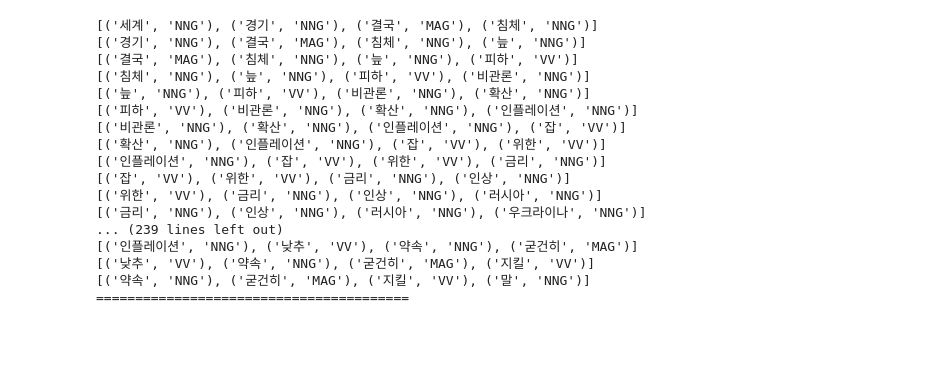
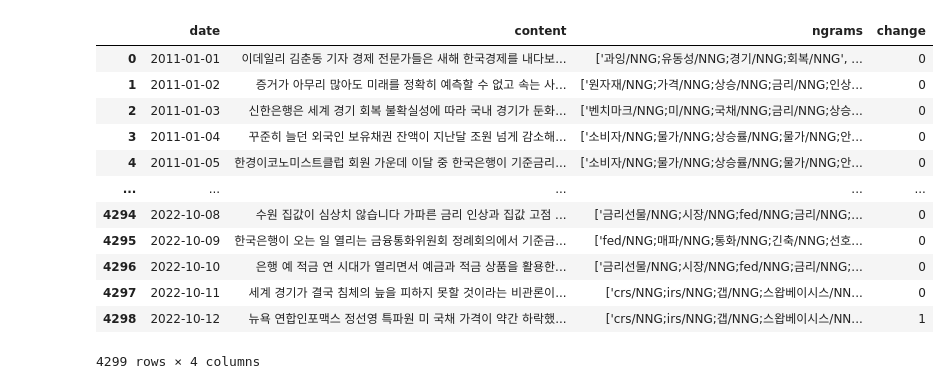
Before and after one commit to sesac-finance/BOK_TEAM_5, a Jupyter notebook: 02_Src/n_gram.ipynb, the cells around one changed output. Cells and saved outputs as stored; diff of their text form; code cells hidden in the pictures; blank space fills up the shorter version.

Commit message:
merge labeling

```diff
--- a/02_Src/n_gram.ipynb
+++ b/02_Src/n_gram.ipynb
@@ -4,2 +51,2 @@ from ekonlpy.tag import Mecab
 # %%
-df = pd.read_csv('./hankyung_금리_전처리.csv',encoding='')
+df = pd.read_csv('./news_ngrams.csv',encoding='cp949')
@@ -15,2 +52,0 @@ def token_ngram(text):
-# %%
-df['ngrams']= df['content'].apply(lambda x: token_ngram(x))
@@ -19,2 +53,2 @@ df.to_csv('./hankyung_금리_ngram.csv',encoding='utf-8-sig')
 # %%
-df1 = pd.read_csv('./infomax_금리2_전처리.csv')
+df_rate = pd.read_csv('rate_labeling.csv')
@@ -74,23 +55,18 @@ results
-# %%
-data = []
-for i in range(0,len(results)-4):
-    print(results[i:i+4])
-print('='*40)
-# %% [output]
-[('세계', 'NNG'), ('경기', 'NNG'), ('결국', 'MAG'), ('침체', 'NNG')]
-[('경기', 'NNG'), ('결국', 'MAG'), ('침체', 'NNG'), ('늪', 'NNG')]
-[('결국', 'MAG'), ('침체', 'NNG'), ('늪', 'NNG'), ('피하', 'VV')]
-[('침체', 'NNG'), ('늪', 'NNG'), ('피하', 'VV'), ('비관론', 'NNG')]
-[('늪', 'NNG'), ('피하', 'VV'), ('비관론', 'NNG'), ('확산', 'NNG')]
-[('피하', 'VV'), ('비관론', 'NNG'), ('확산', 'NNG'), ('인플레이션', 'NNG')]
-[('비관론', 'NNG'), ('확산', 'NNG'), ('인플레이션', 'NNG'), ('잡', 'VV')]
-[('확산', 'NNG'), ('인플레이션', 'NNG'), ('잡', 'VV'), ('위한', 'VV')]
-[('인플레이션', 'NNG'), ('잡', 'VV'), ('위한', 'VV'), ('금리', 'NNG')]
-[('잡', 'VV'), ('위한', 'VV'), ('금리', 'NNG'), ('인상', 'NNG')]
-[('위한', 'VV'), ('금리', 'NNG'), ('인상', 'NNG'), ('러시아', 'NNG')]
-[('금리', 'NNG'), ('인상', 'NNG'), ('러시아', 'NNG'), ('우크라이나', 'NNG')]
-... (239 lines left out)
-[('인플레이션', 'NNG'), ('낮추', 'VV'), ('약속', 'NNG'), ('굳건히', 'MAG')]
-[('낮추', 'VV'), ('약속', 'NNG'), ('굳건히', 'MAG'), ('지킬', 'VV')]
-[('약속', 'NNG'), ('굳건히', 'MAG'), ('지킬', 'VV'), ('말', 'NNG')]
-========================================
+# %%
+new_df = pd.merge(df,df_rate,how='left')
+# %%
+new_df.loc[:,['date','content','ngrams','change']]
+# %% [output]
+|  | date | content | ngrams | change |
+| 0 | 2011-01-01 | 이데일리 김춘동 기자 경제 전문가들은 새해 한국경제를 내다보... | ['과잉/NNG;유동성/NNG;경기/NNG;회복/NNG', ... | 0 |
+| 1 | 2011-01-02 | 증거가 아무리 많아도 미래를 정확히 예측할 수 없고 속는 사... | ['원자재/NNG;가격/NNG;상승/NNG;금리/NNG;인상... | 0 |
+| 2 | 2011-01-03 | 신한은행은 세계 경기 회복 불확실성에 따라 국내 경기가 둔화... | ['벤치마크/NNG;미/NNG;국채/NNG;금리/NNG;상승... | 0 |
+| 3 | 2011-01-04 | 꾸준히 늘던 외국인 보유채권 잔액이 지난달 조원 넘게 감소해... | ['소비자/NNG;물가/NNG;상승률/NNG;물가/NNG;안... | 0 |
+| 4 | 2011-01-05 | 한경이코노미스트클럽 회원 가운데 이달 중 한국은행이 기준금리... | ['소비자/NNG;물가/NNG;상승률/NNG;물가/NNG;안... | 0 |
+| ... | ... | ... | ... | ... |
+| 4294 | 2022-10-08 | 수원 집값이 심상치 않습니다 가파른 금리 인상과 집값 고점 ... | ['금리선물/NNG;시장/NNG;fed/NNG;금리/NNG;... | 0 |
+| 4295 | 2022-10-09 | 한국은행이 오는 일 열리는 금융통화위원회 정례회의에서 기준금... | ['fed/NNG;매파/NNG;통화/NNG;긴축/NNG;선호... | 0 |
+| 4296 | 2022-10-10 | 은행 예 적금 연 시대가 열리면서 예금과 적금 상품을 활용한... | ['금리선물/NNG;시장/NNG;fed/NNG;금리/NNG;... | 0 |
+| 4297 | 2022-10-11 | 세계 경기가 결국 침체의 늪을 피하지 못할 것이라는 비관론이... | ['crs/NNG;irs/NNG;갭/NNG;스왑베이시스/NN... | 0 |
+| 4298 | 2022-10-12 | 뉴욕 연합인포맥스 정선영 특파원 미 국채 가격이 약간 하락했... | ['crs/NNG;irs/NNG;갭/NNG;스왑베이시스/NN... | 1 |
+4299 rows × 4 columns
```
Also changed, not shown: parts of 24 cells of this notebook.
